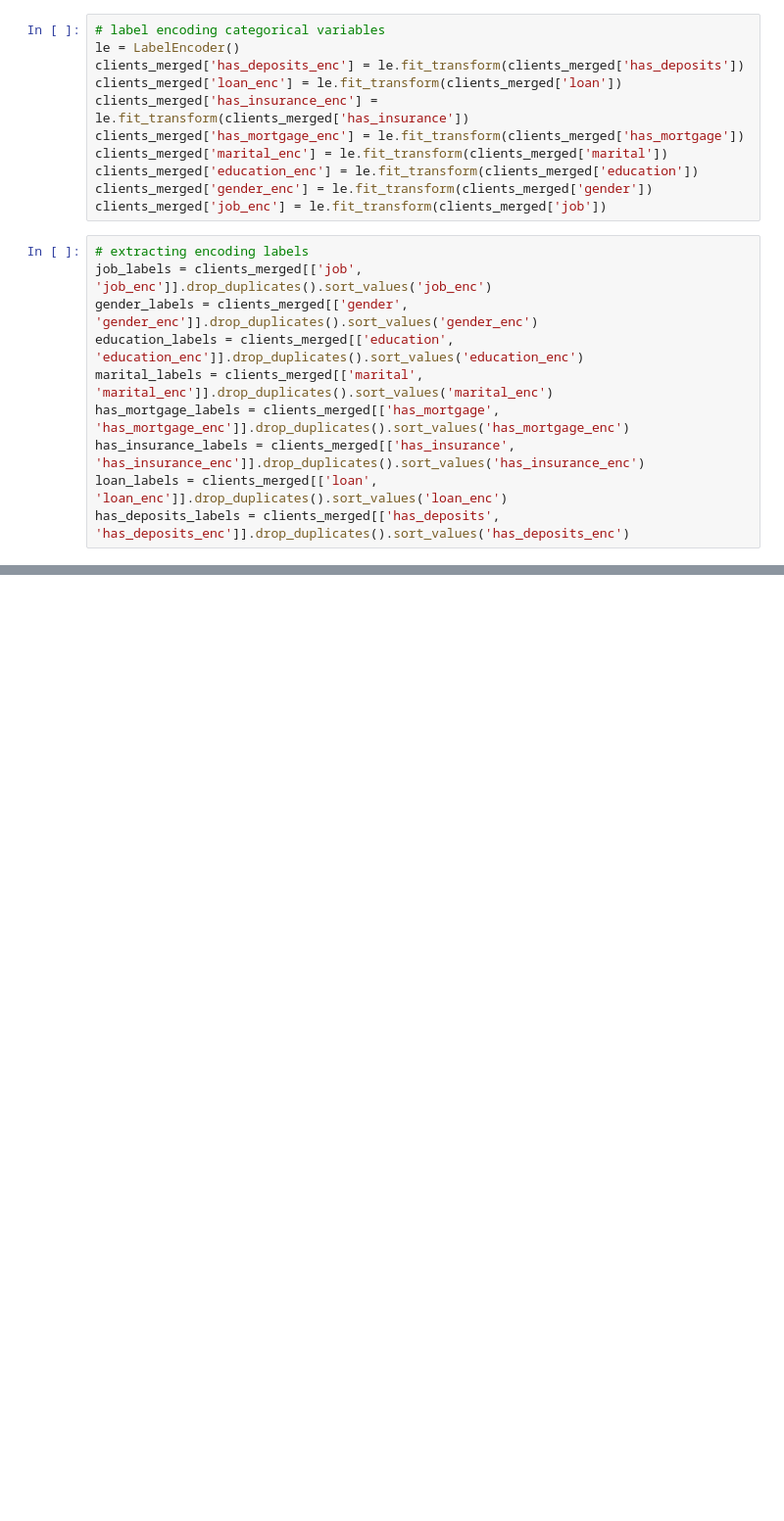
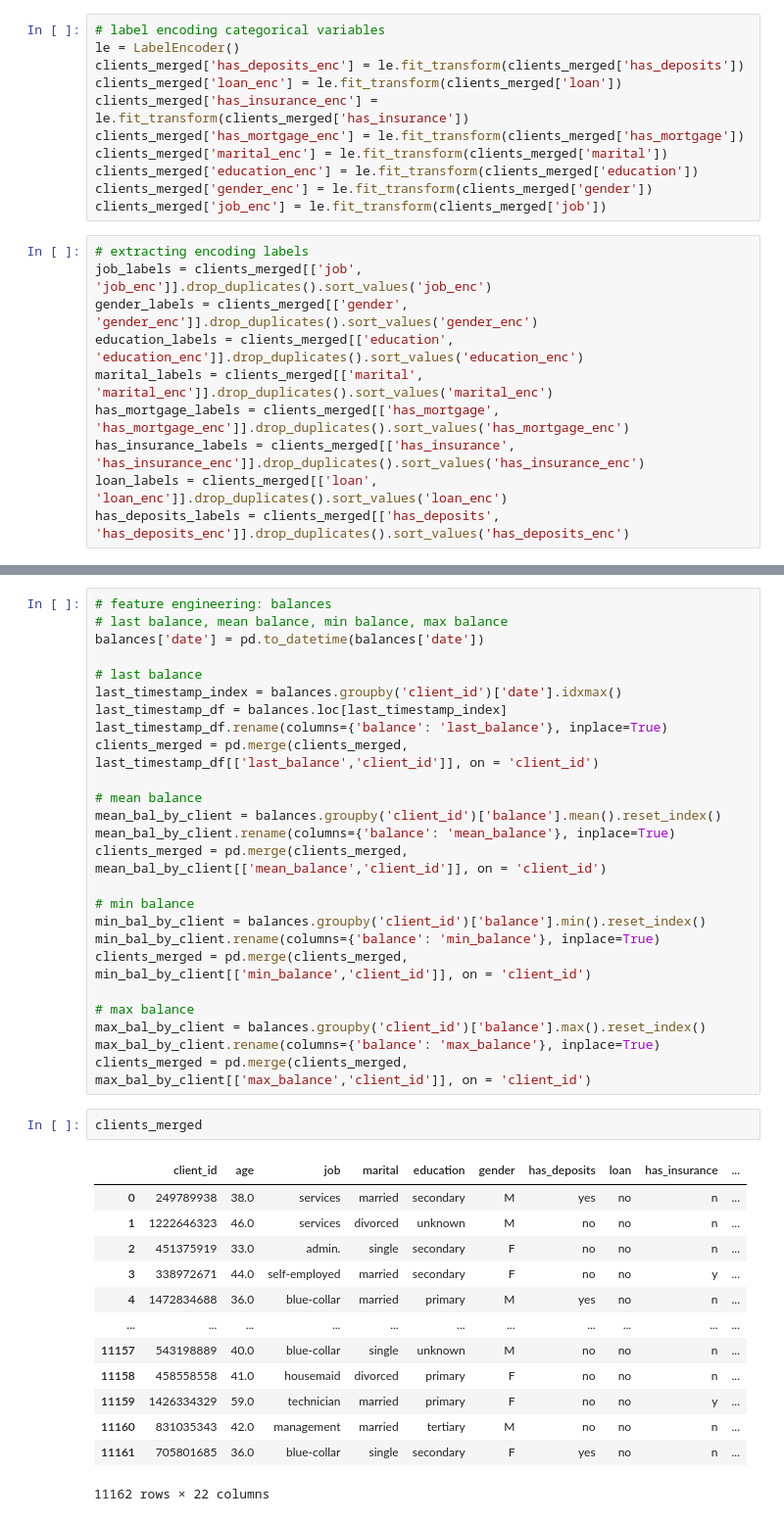
Before and after one commit to danielapinkasova/case_study, a Jupyter notebook: Master_notebook.ipynb, the cells around one changed output, grey strips where cells are left out. Shown: that part at 98% size. Saved outputs shown, nothing was run; the diff lists cells and outputs as text; blank space fills up the shorter version.

```diff
--- a/Master_notebook.ipynb
+++ b/Master_notebook.ipynb
@@ -115,3 +128,44 @@ has_deposits_labels = clients_merged[['has_deposits', 'has_deposits_enc']].drop_
+# %%
+# feature engineering: balances
+# last balance, mean balance, min balance, max balance
+balances['date'] = pd.to_datetime(balances['date'])
+
+# last balance
+last_timestamp_index = balances.groupby('client_id')['date'].idxmax()
+last_timestamp_df = balances.loc[last_timestamp_index]
+last_timestamp_df.rename(columns={'balance': 'last_balance'}, inplace=True)
+clients_merged = pd.merge(clients_merged, last_timestamp_df[['last_balance','client_id']], on = 'client_id')
+
+# mean balance
+mean_bal_by_client = balances.groupby('client_id')['balance'].mean().reset_index()
+mean_bal_by_client.rename(columns={'balance': 'mean_balance'}, inplace=True)
+clients_merged = pd.merge(clients_merged, mean_bal_by_client[['mean_balance','client_id']], on = 'client_id')
+
+# min balance
+min_bal_by_client = balances.groupby('client_id')['balance'].min().reset_index()
+min_bal_by_client.rename(columns={'balance': 'min_balance'}, inplace=True)
+clients_merged = pd.merge(clients_merged, min_bal_by_client[['min_balance','client_id']], on = 'client_id')
+
+# max balance
+max_bal_by_client = balances.groupby('client_id')['balance'].max().reset_index()
+max_bal_by_client.rename(columns={'balance': 'max_balance'}, inplace=True)
+clients_merged = pd.merge(clients_merged, max_bal_by_client[['max_balance','client_id']], on = 'client_id')
+# %%
+clients_merged
+# %% [output]
+|  | client_id | age | job | marital | education | gender | has_deposits | loan | has_insurance | ... |
+| 0 | 249789938 | 38.0 | services | married | secondary | M | yes | no | n | ... |
+| 1 | 1222646323 | 46.0 | services | divorced | unknown | M | no | no | n | ... |
+| 2 | 451375919 | 33.0 | admin. | single | secondary | F | no | no | n | ... |
+| 3 | 338972671 | 44.0 | self-employed | married | secondary | F | no | no | y | ... |
+| 4 | 1472834688 | 36.0 | blue-collar | married | primary | M | yes | no | n | ... |
+| ... | ... | ... | ... | ... | ... | ... | ... | ... | ... | ... |
+| 11157 | 543198889 | 40.0 | blue-collar | single | unknown | M | no | no | n | ... |
+| 11158 | 458558558 | 41.0 | housemaid | divorced | primary | F | no | no | n | ... |
+| 11159 | 1426334329 | 59.0 | technician | married | primary | F | no | no | y | ... |
+| 11160 | 831035343 | 42.0 | management | married | tertiary | M | no | no | n | ... |
+| 11161 | 705801685 | 36.0 | blue-collar | single | secondary | F | yes | no | n | ... |
+11162 rows × 22 columns
 # %%
 # joining evaluation table with cleaned client table
 first_round_clients = pd.merge(inv_campaign_eval, clients_merged, on = 'client_id')
```
Also changed, not shown: parts of 3 cells of this notebook.
